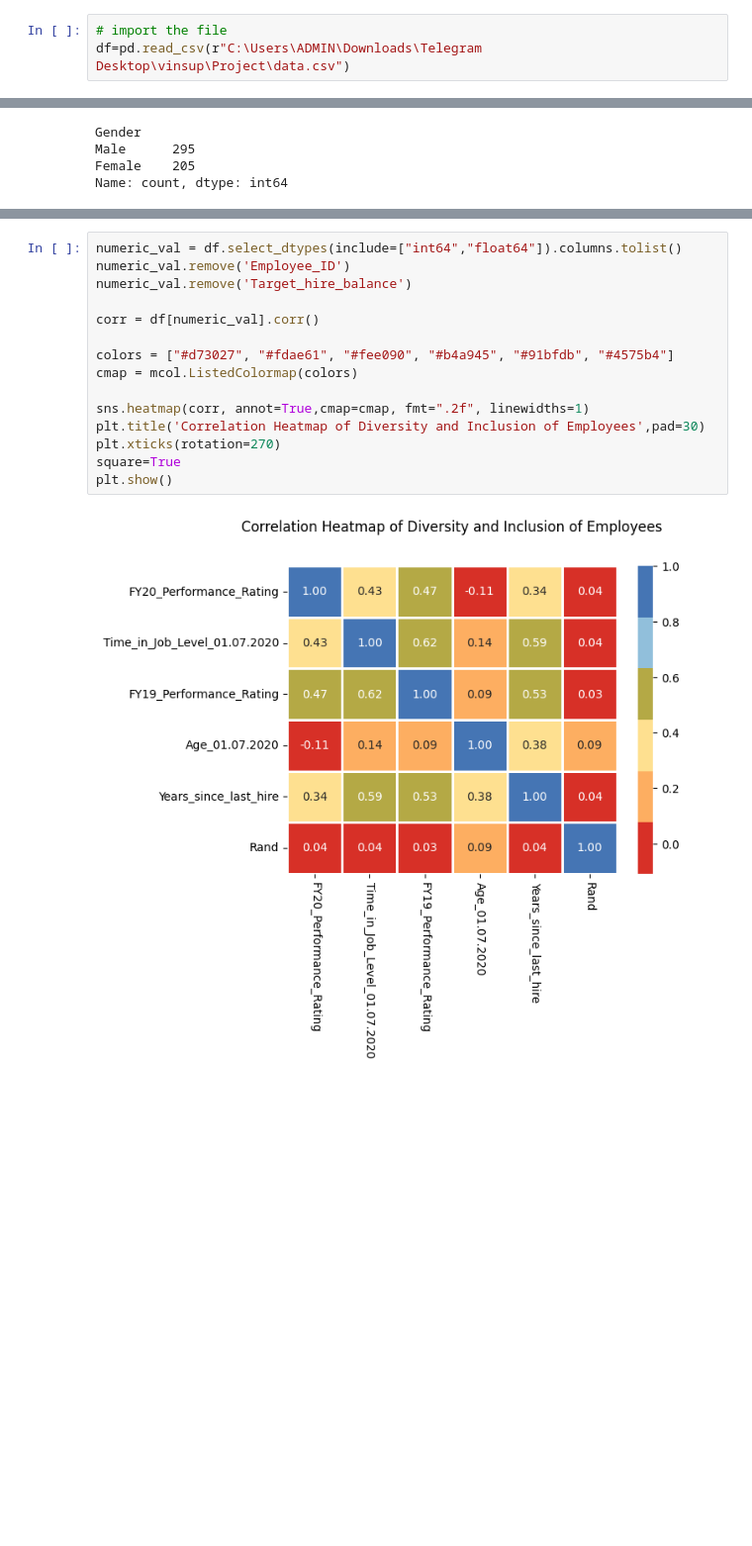
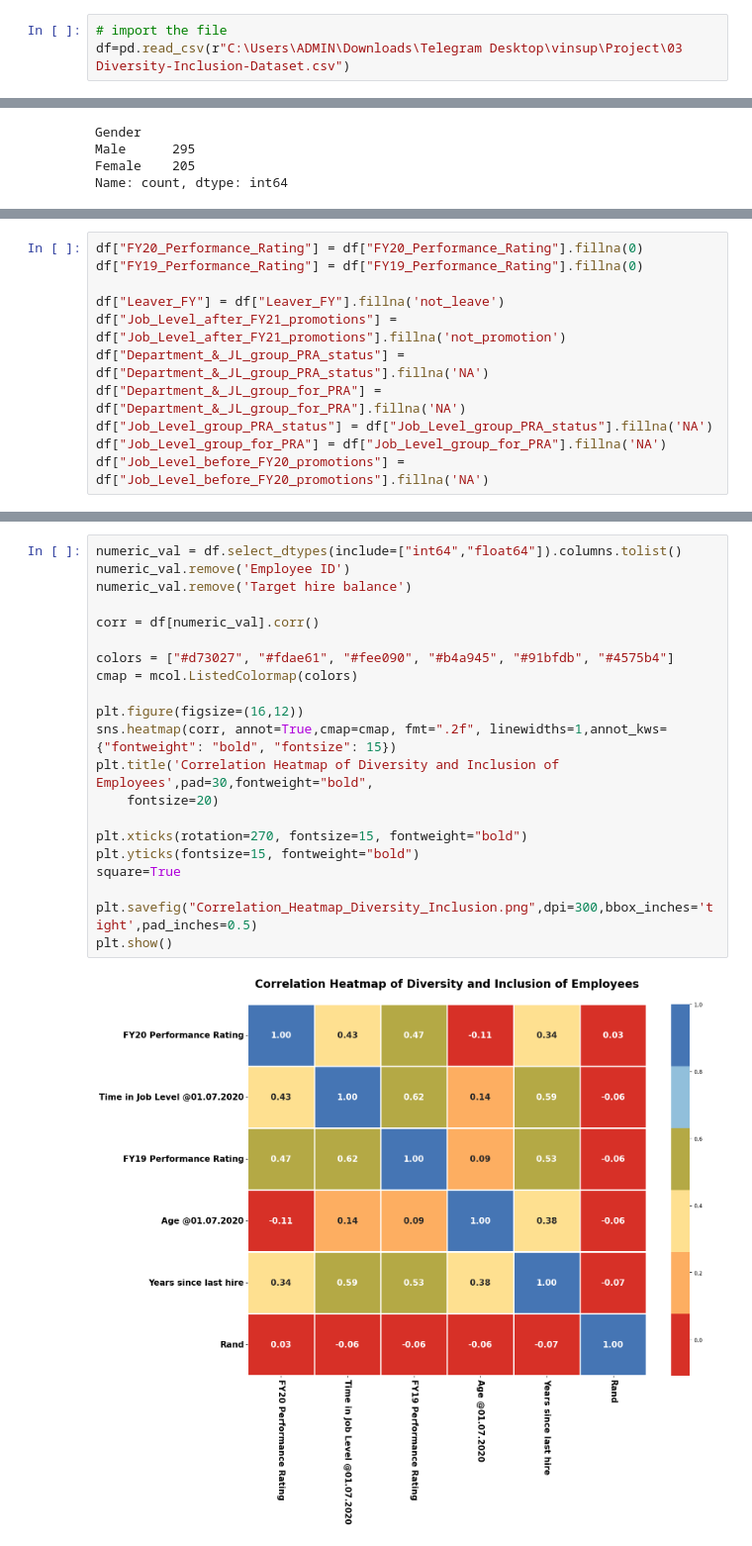
Before and after one commit to Kamalachandran/Diversity-Inclusion-HR-Analytics, a Jupyter notebook: diversity.ipynb, the cells around one changed output, grey strips where cells are left out. Shown: that part at 99% size. Cells and saved outputs as stored; diff of their text form; blank space fills up the shorter version.

```diff
--- a/diversity.ipynb
+++ b/diversity.ipynb
@@ -27,6 +7,6 @@ True
 # %%
 # import the file
-df=pd.read_csv(r"C:\Users\ADMIN\Downloads\Telegram Desktop\vinsup\Project\data.csv")
+df=pd.read_csv(r"C:\Users\ADMIN\Downloads\Telegram Desktop\vinsup\Project\03 Diversity-Inclusion-Dataset.csv")
 # %% [markdown]
 # Exploration
 # %%
@@ -60 +60,12 @@ Name: count, dtype: int64
+# %%
+df["FY20_Performance_Rating"] = df["FY20_Performance_Rating"].fillna(0)
+df["FY19_Performance_Rating"] = df["FY19_Performance_Rating"].fillna(0)
+
+df["Leaver_FY"] = df["Leaver_FY"].fillna('not_leave')
+df["Job_Level_after_FY21_promotions"] = df["Job_Level_after_FY21_promotions"].fillna('not_promotion')
+df["Department_&_JL_group_PRA_status"] = df["Department_&_JL_group_PRA_status"].fillna('NA')
+df["Department_&_JL_group_for_PRA"] = df["Department_&_JL_group_for_PRA"].fillna('NA')
+df["Job_Level_group_PRA_status"] = df["Job_Level_group_PRA_status"].fillna('NA')
+df["Job_Level_group_for_PRA"] = df["Job_Level_group_for_PRA"].fillna('NA')
+df["Job_Level_before_FY20_promotions"] = df["Job_Level_before_FY20_promotions"].fillna('NA')
 # %% [markdown]
@@ -96,17 +131,23 @@ plt.show()
 # %%
 numeric_val = df.select_dtypes(include=["int64","float64"]).columns.tolist()
-numeric_val.remove('Employee_ID')
-numeric_val.remove('Target_hire_balance')
+numeric_val.remove('Employee ID')
+numeric_val.remove('Target hire balance')
 
 corr = df[numeric_val].corr()
 
 colors = ["#d73027", "#fdae61", "#fee090", "#b4a945", "#91bfdb", "#4575b4"]
 cmap = mcol.ListedColormap(colors)
 
-sns.heatmap(corr, annot=True,cmap=cmap, fmt=".2f", linewidths=1)
-plt.title('Correlation Heatmap of Diversity and Inclusion of Employees',pad=30)
-plt.xticks(rotation=270)
+plt.figure(figsize=(16,12))
+sns.heatmap(corr, annot=True,cmap=cmap, fmt=".2f", linewidths=1,annot_kws={"fontweight": "bold", "fontsize": 15})
+plt.title('Correlation Heatmap of Diversity and Inclusion of Employees',pad=30,fontweight="bold",
+    fontsize=20)
+
+plt.xticks(rotation=270, fontsize=15, fontweight="bold")
+plt.yticks(fontsize=15, fontweight="bold")
 square=True
+
+plt.savefig("Correlation_Heatmap_Diversity_Inclusion.png",dpi=300,bbox_inches='tight',pad_inches=0.5)
 plt.show()
 # %% [output]
-[figure, old version]
+[figure, new version]
```
Also changed, not shown: parts of 11 cells of this notebook, 2 other files.
